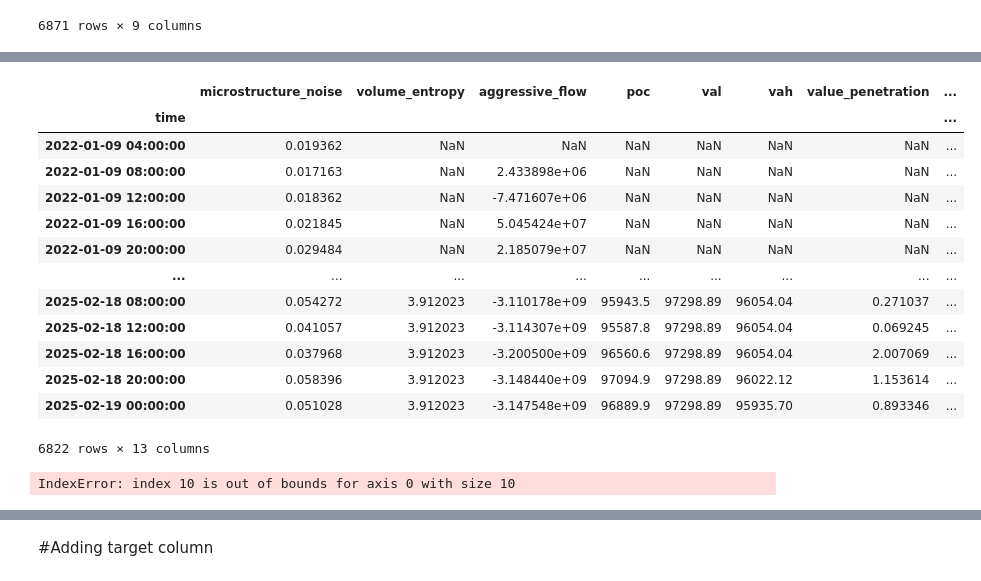
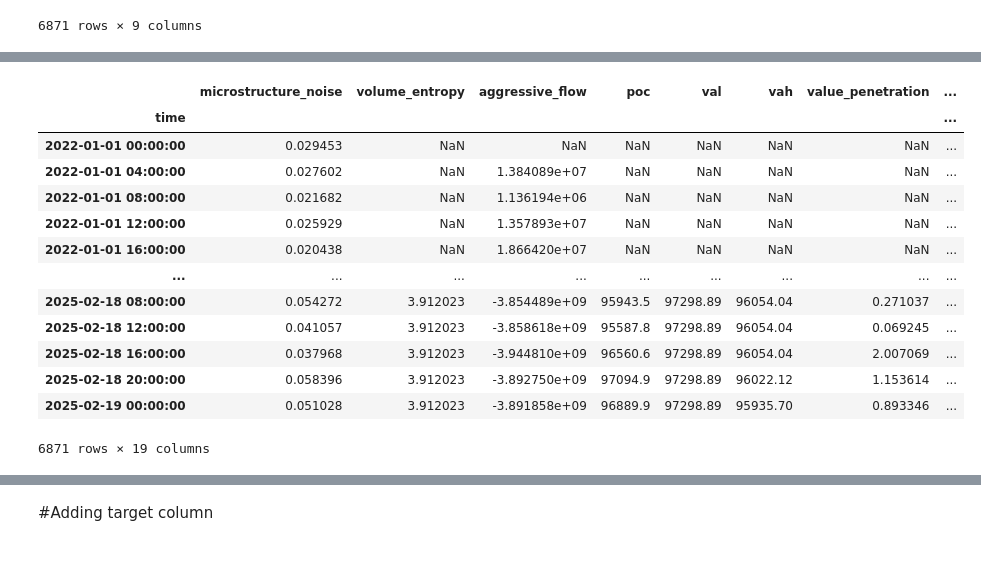
Before and after one commit to manigot/MyPaper_DL_ML_Fin, a Jupyter notebook: BTC_Main.ipynb, the cells around one changed output, grey strips where cells are left out. Cells and saved outputs as stored; diff of their text form; code cells hidden in the pictures.

```diff
--- a/BTC_Main.ipynb
+++ b/BTC_Main.ipynb
@@ -560,34 +676,29 @@ class AdvancedFeatureEngineer:
+# %%
+feature_engine = AdvancedFeatureEngineer(feature_engine.df)
+engineered_df = (feature_engine
+                .pattern_features(pattern_window=60)
+                .memory_features(memory_lag=20)
+                .df)
+# %%
+engineered_df.drop(columns=["pattern_emb_0","pattern_emb_1","pattern_emb_3"],inplace=True)
 # %%
-feature_engine.df[['microstructure_noise', 'volume_entropy', 'aggressive_flow',
-       'poc', 'val', 'vah', 'value_penetration', 'auction_rejection',
-       'latent_0', 'latent_1', 'latent_2', 'hurst', 'fractal_entropy']]
+engineered_df[['microstructure_noise', 'volume_entropy',
+       'aggressive_flow', 'poc', 'val', 'vah', 'value_penetration',
+       'auction_rejection', 'latent_0', 'latent_1', 'latent_2', 'hurst',
+       'fractal_entropy', 'liquidity_density', 'volatility', 'regime',
+       'noise_ratio', 'pattern_emb_2', 'market_memory']]
 # %% [output]
 |  | microstructure_noise | volume_entropy | aggressive_flow | poc | val | vah | value_penetration | ... |
 | time |  |  |  |  |  |  |  | ... |
-| 2022-01-09 04:00:00 | 0.019362 | NaN | NaN | NaN | NaN | NaN | NaN | ... |
-| 2022-01-09 08:00:00 | 0.017163 | NaN | 2.433898e+06 | NaN | NaN | NaN | NaN | ... |
-| 2022-01-09 12:00:00 | 0.018362 | NaN | -7.471607e+06 | NaN | NaN | NaN | NaN | ... |
-| 2022-01-09 16:00:00 | 0.021845 | NaN | 5.045424e+07 | NaN | NaN | NaN | NaN | ... |
-| 2022-01-09 20:00:00 | 0.029484 | NaN | 2.185079e+07 | NaN | NaN | NaN | NaN | ... |
+| 2022-01-01 00:00:00 | 0.029453 | NaN | NaN | NaN | NaN | NaN | NaN | ... |
+| 2022-01-01 04:00:00 | 0.027602 | NaN | 1.384089e+07 | NaN | NaN | NaN | NaN | ... |
+| 2022-01-01 08:00:00 | 0.021682 | NaN | 1.136194e+06 | NaN | NaN | NaN | NaN | ... |
+| 2022-01-01 12:00:00 | 0.025929 | NaN | 1.357893e+07 | NaN | NaN | NaN | NaN | ... |
+| 2022-01-01 16:00:00 | 0.020438 | NaN | 1.866420e+07 | NaN | NaN | NaN | NaN | ... |
 | ... | ... | ... | ... | ... | ... | ... | ... | ... |
-| 2025-02-18 08:00:00 | 0.054272 | 3.912023 | -3.110178e+09 | 95943.5 | 97298.89 | 96054.04 | 0.271037 | ... |
-| 2025-02-18 12:00:00 | 0.041057 | 3.912023 | -3.114307e+09 | 95587.8 | 97298.89 | 96054.04 | 0.069245 | ... |
-| 2025-02-18 16:00:00 | 0.037968 | 3.912023 | -3.200500e+09 | 96560.6 | 97298.89 | 96054.04 | 2.007069 | ... |
-| 2025-02-18 20:00:00 | 0.058396 | 3.912023 | -3.148440e+09 | 97094.9 | 97298.89 | 96022.12 | 1.153614 | ... |
-| 2025-02-19 00:00:00 | 0.051028 | 3.912023 | -3.147548e+09 | 96889.9 | 97298.89 | 95935.70 | 0.893346 | ... |
+| 2025-02-18 08:00:00 | 0.054272 | 3.912023 | -3.854489e+09 | 95943.5 | 97298.89 | 96054.04 | 0.271037 | ... |
+| 2025-02-18 12:00:00 | 0.041057 | 3.912023 | -3.858618e+09 | 95587.8 | 97298.89 | 96054.04 | 0.069245 | ... |
+| 2025-02-18 16:00:00 | 0.037968 | 3.912023 | -3.944810e+09 | 96560.6 | 97298.89 | 96054.04 | 2.007069 | ... |
+| 2025-02-18 20:00:00 | 0.058396 | 3.912023 | -3.892750e+09 | 97094.9 | 97298.89 | 96022.12 | 1.153614 | ... |
+| 2025-02-19 00:00:00 | 0.051028 | 3.912023 | -3.891858e+09 | 96889.9 | 97298.89 | 95935.70 | 0.893346 | ... |
-6822 rows × 13 columns
+6871 rows × 19 columns
-# %%
-feature_engine = AdvancedFeatureEngineer(df)
-engineered_df = (feature_engine
-                .microstructure_features(entropy_window=50)
-                .auction_features(profile_window=30)
-                .generate_latent_features(['close', 'volume', 'Kernel_diff'])
-                .fractal_features(hurst_window=100)
-                .liquidity_features(lq_window=200)
-                .regime_features(regime_window=50)
-                .noise_features(noise_window=20)
-                .pattern_features(pattern_window=60)
-                .memory_features(memory_lag=20)
-                .df)
-# %% [output]
-IndexError: index 10 is out of bounds for axis 0 with size 10
```
Also changed, not shown: parts of 33 cells of this notebook.
